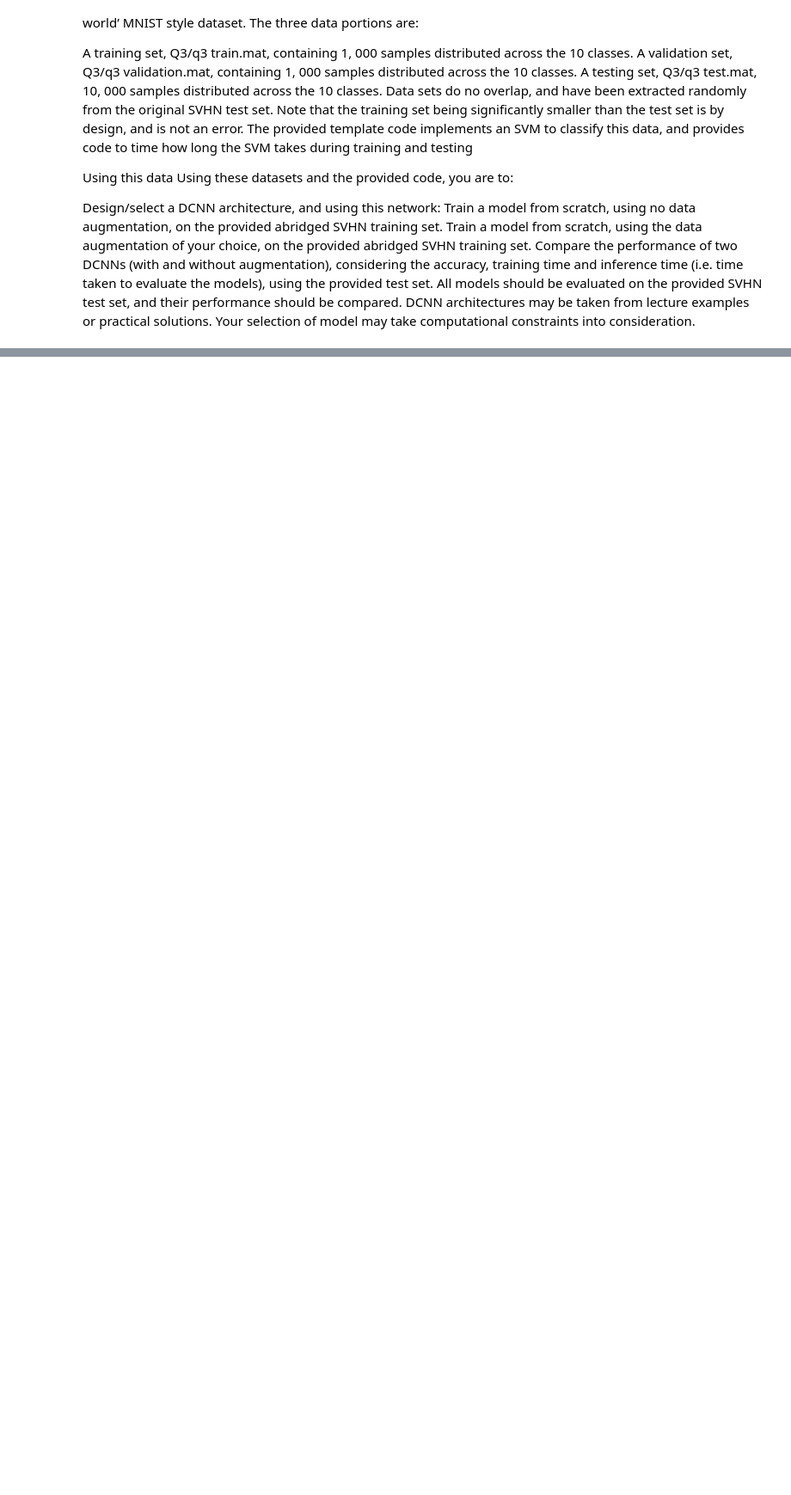
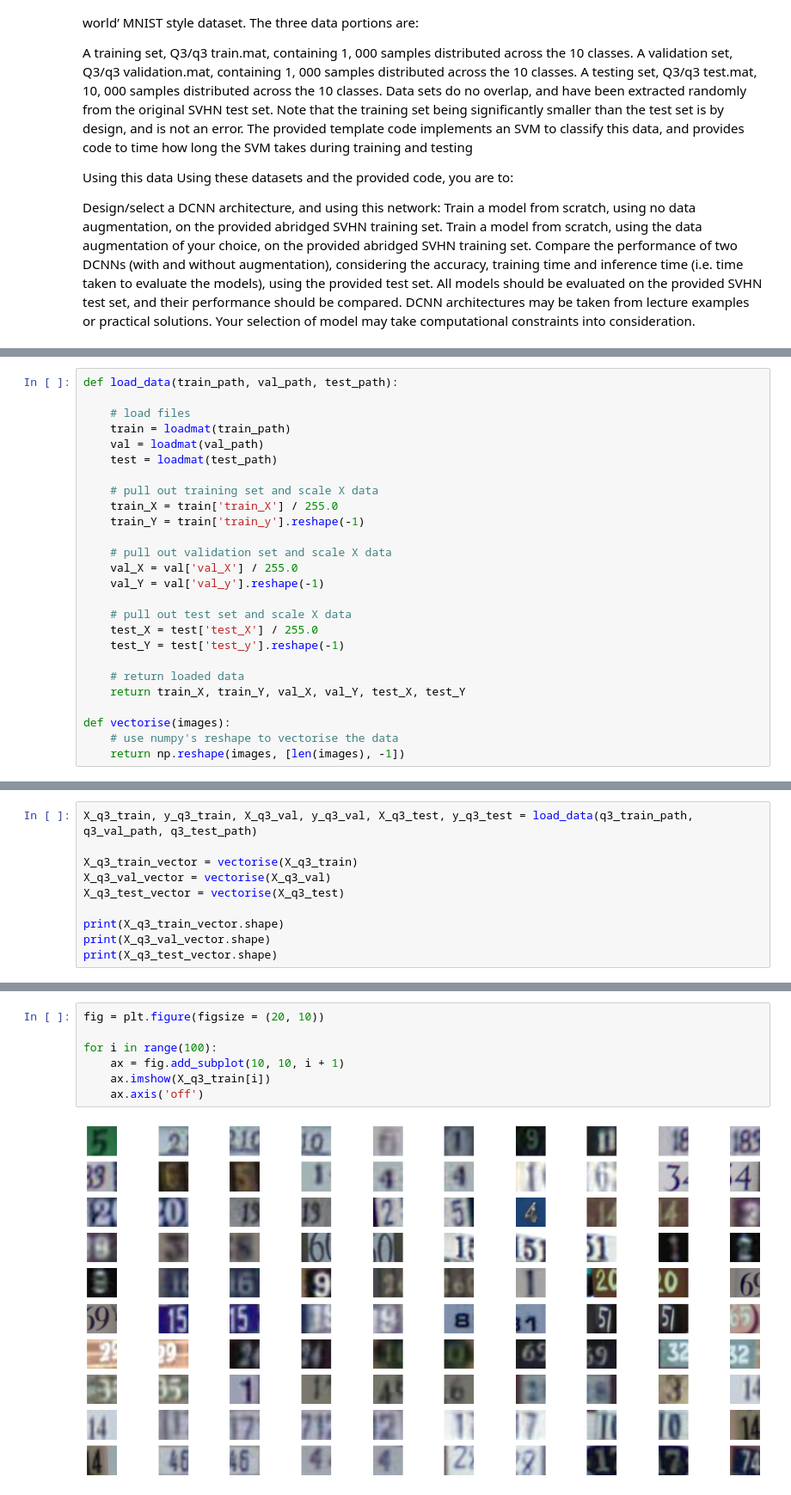
Before and after one commit to aidanlockwood20/CAB420-Codebase, a Jupyter notebook: Assessment/assignment_1a/assignment_1a.ipynb, the cells around one changed output, grey strips where cells are left out. Shown at 86% size. Cells and saved outputs as stored; diff of their text form; blank space fills up the shorter version.

```diff
--- a/Assessment/assignment_1a/assignment_1a.ipynb
+++ b/Assessment/assignment_1a/assignment_1a.ipynb
@@ -725,0 +752,26 @@ All models should be evaluated on the provided SVHN test set, and their performa
+# %%
+def load_data(train_path, val_path, test_path):
+
+    # load files
+    train = loadmat(train_path)
+    val = loadmat(val_path)
+    test = loadmat(test_path)
+
+    # pull out training set and scale X data
+    train_X = train['train_X'] / 255.0
+    train_Y = train['train_y'].reshape(-1)
+
+    # pull out validation set and scale X data
+    val_X = val['val_X'] / 255.0
+    val_Y = val['val_y'].reshape(-1)
+
+    # pull out test set and scale X data
+    test_X = test['test_X'] / 255.0
+    test_Y = test['test_y'].reshape(-1)
+
+    # return loaded data
+    return train_X, train_Y, val_X, val_Y, test_X, test_Y
+
+def vectorise(images):
+    # use numpy's reshape to vectorise the data
+    return np.reshape(images, [len(images), -1])
@@ -725,0 +782,10 @@ All models should be evaluated on the provided SVHN test set, and their performa
+# %%
+X_q3_train, y_q3_train, X_q3_val, y_q3_val, X_q3_test, y_q3_test = load_data(q3_train_path, q3_val_path, q3_test_path)
+
+X_q3_train_vector = vectorise(X_q3_train)
+X_q3_val_vector = vectorise(X_q3_val)
+X_q3_test_vector = vectorise(X_q3_test)
+
+print(X_q3_train_vector.shape)
+print(X_q3_val_vector.shape)
+print(X_q3_test_vector.shape)
@@ -725,0 +798,9 @@ All models should be evaluated on the provided SVHN test set, and their performa
+# %%
+fig = plt.figure(figsize = (20, 10))
+
+for i in range(100):
+    ax = fig.add_subplot(10, 10, i + 1)
+    ax.imshow(X_q3_train[i])
+    ax.axis('off')
+# %% [output]
+[figure, added]
```
Also changed, not shown: parts of 18 cells of this notebook, 3 other files.
